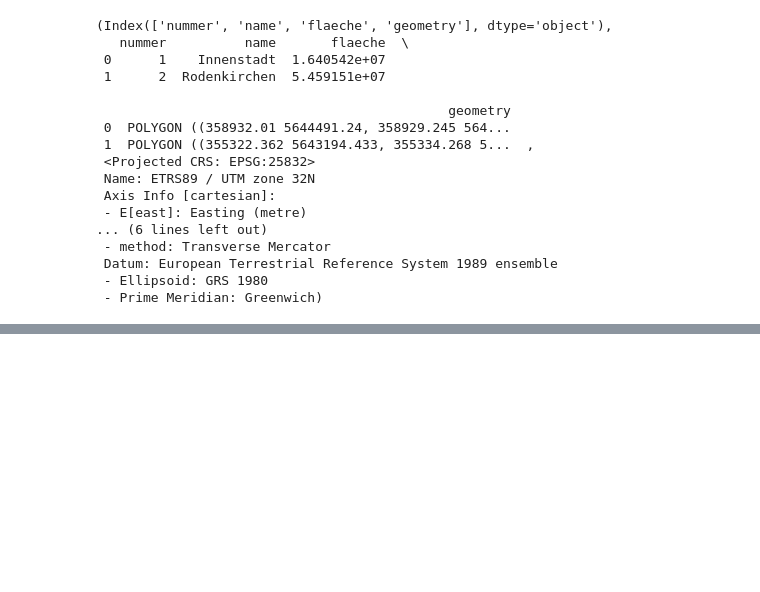
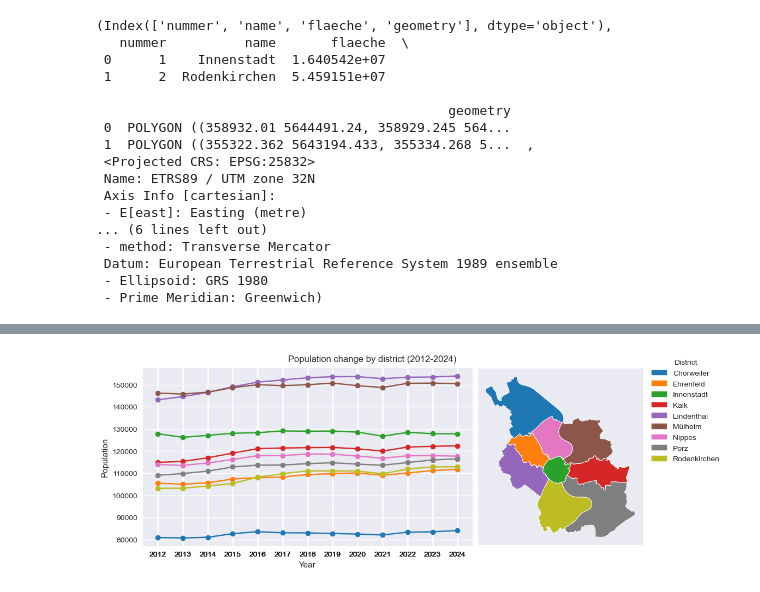
Before and after one commit to rosewiine/cologne-city-eda, a Jupyter notebook: notebooks/02_EDA.ipynb, the cells around one changed output, grey strips where cells are left out. Saved outputs shown, nothing was run; the diff lists cells and outputs as text; code cells hidden in the pictures; blank space fills up the shorter version.

```diff
--- a/notebooks/02_EDA.ipynb
+++ b/notebooks/02_EDA.ipynb
@@ -228,0 +332,60 @@ plt.show()
+# %%
+df_temp = df_districts.groupby(['area', 'year'], as_index=False)['population_total'].sum()
+colors = plt.cm.tab10(range(len(df_temp['area'].unique())))
+color_map = {d: c for d, c in zip(df_temp['area'].unique(), colors)}
+
+gdf_d['plot_color'] = gdf_d['name'].map(color_map)
+# %%
+fig, (ax_plot, ax_map) = plt.subplots(1, 2, figsize=(10, 4), gridspec_kw={"width_ratios": [2, 1]}, constrained_layout=True)
+
+for area in df_temp['area'].unique():
+    a = df_temp[df_temp['area'] == area]
+    ax_plot.plot(
+        a['year'],
+        a['population_total'],
+        marker='o',
+        label=area,
+        color=color_map[area]
+        )
+
+ax_plot.set_xticks(df_temp['year'])
+
+ax_plot.set_xlabel("Year")
+ax_plot.set_ylabel("Population")
+# ax_plot.set_title("Population change")
+
+ax_map.add_patch(
+    plt.Rectangle(
+        (0,0), 1, 1,
+        facecolor="#EAEAF2",
+        transform=ax_map.transAxes,
+        zorder=-1)
+    )
+
+gdf_d.plot(
+    ax=ax_map,
+    edgecolor='white',
+    column='name',
+    categorical=True,
+    color=gdf_d['plot_color'],
+    linewidth=0.7
+    )
+
+# ax_map.set_title("Districts")
+
+ax_map.axis("off")
+
+fig.suptitle(f"Population change by district ({earliest_year}-{latest_year})")
+
+handles = [mpatches.Patch(color=color_map[d], label=d) for d in df_temp['area'].unique()]
+
+fig.legend(
+    handles=handles,
+    title="District",
+    bbox_to_anchor=(1, 1),
+    loc='upper left'
+    )
+
+plt.show()
+# %% [output]
+[figure, added]
```
Also changed, not shown: parts of 15 cells of this notebook.
